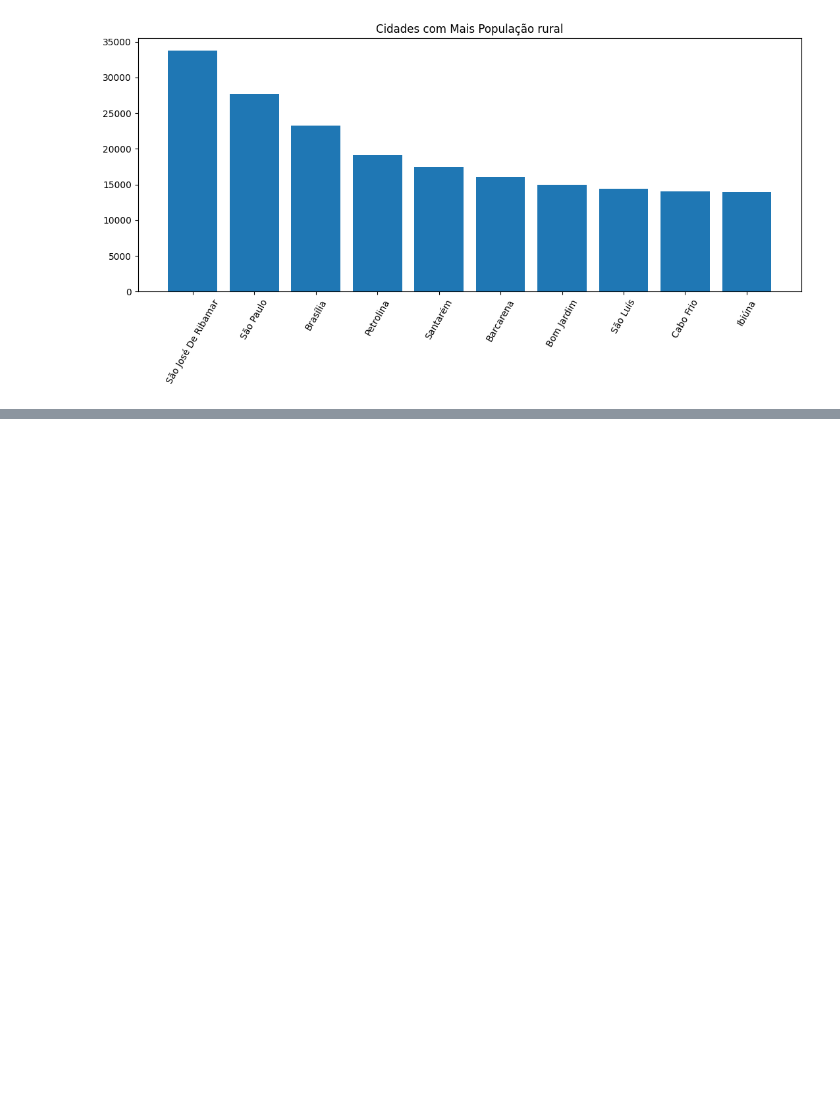
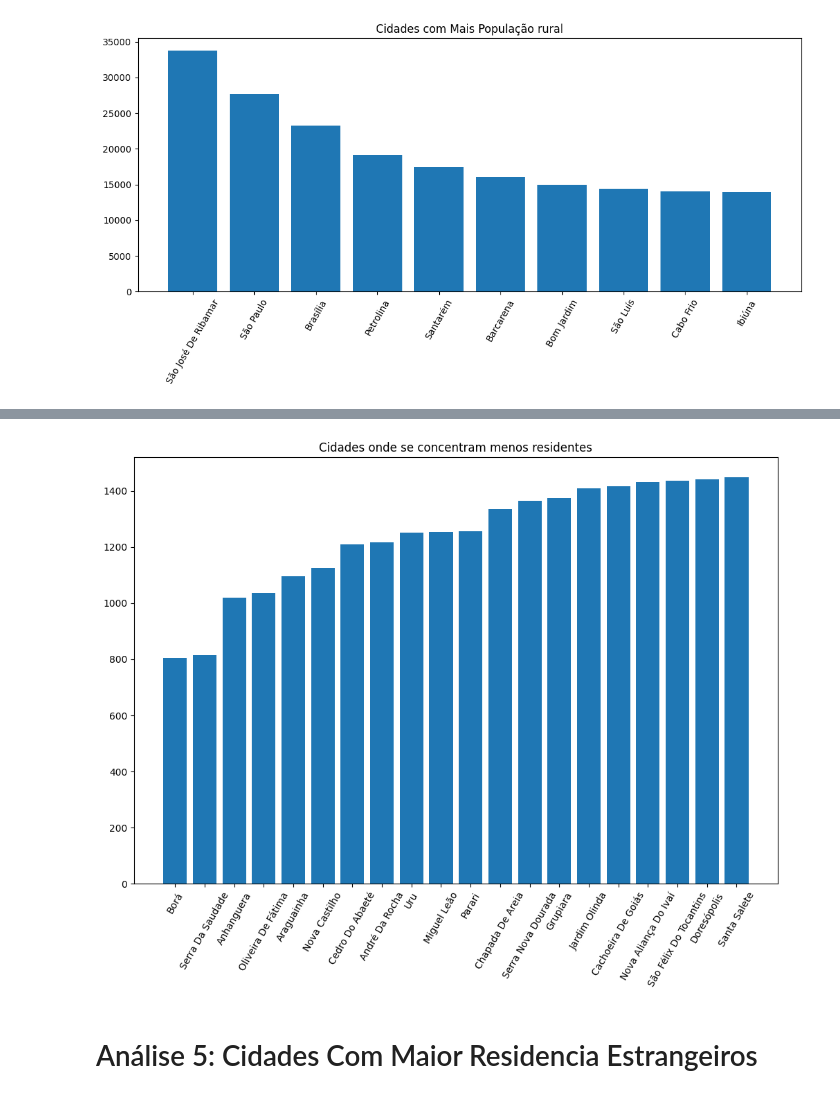
Before and after one commit to OzieleOliveira/Atividade_final_analise_dados-, a Jupyter notebook: Untitled.ipynb, the cells around one changed output, grey strips where cells are left out. Saved outputs shown, nothing was run; the diff lists cells and outputs as text; code cells hidden in the pictures; blank space fills up the shorter version.

```diff
--- a/Untitled.ipynb
+++ b/Untitled.ipynb
@@ -108,0 +375,6 @@ plt.show()
+# %%
+#Mostrar as Cidades menos populosas
+
+tabela.sort_values(by='CITY', ascending=False, inplace=True)
+menos_populosas = tabela.head(10)
+menos_populosas
@@ -108,0 +414,13 @@ plt.show()
+# %%
+populacao = tabela[tabela.IBGE_RES_POP>0].groupby('CITY').sum().IBGE_RES_POP.sort_values().head(20)
+
+
+plt.bar(populacao.index, populacao.values)
+plt.title('Cidades onde se concentram menos residentes')
+plt.gcf().set_size_inches(12, 8)
+plt.xticks(rotation=60)
+plt.show()
+# %% [output]
+[figure, added]
+# %% [markdown]
+# Análise 5: Cidades Com Maior Residencia Estrangeiros
```
Also changed, not shown: parts of 47 cells of this notebook.
